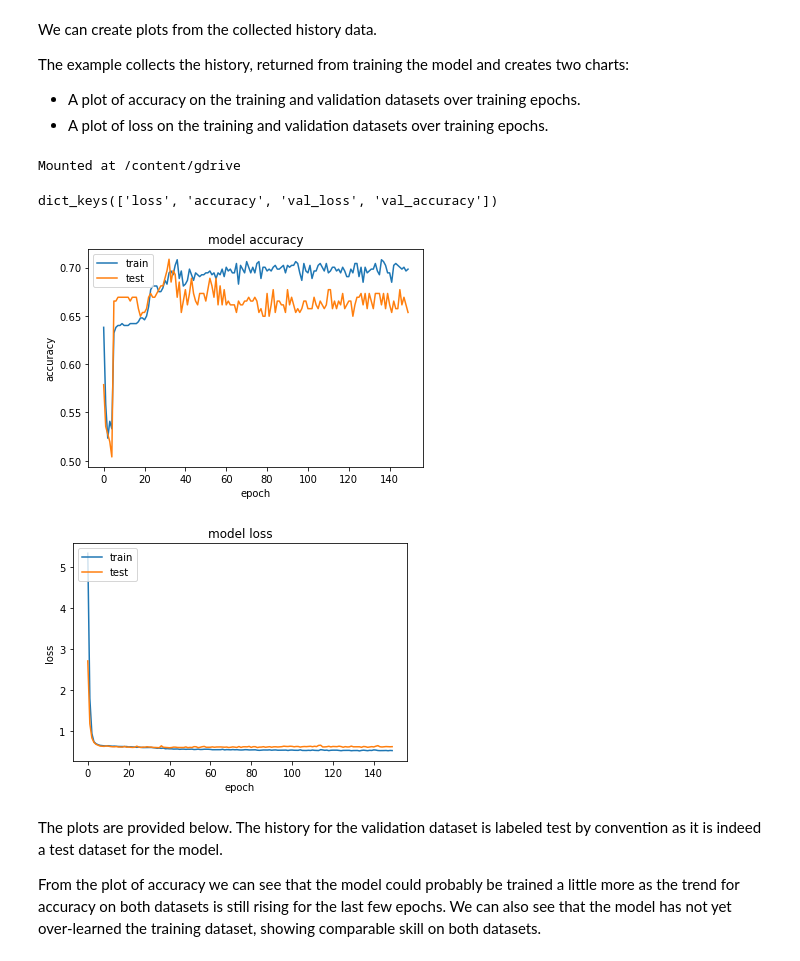
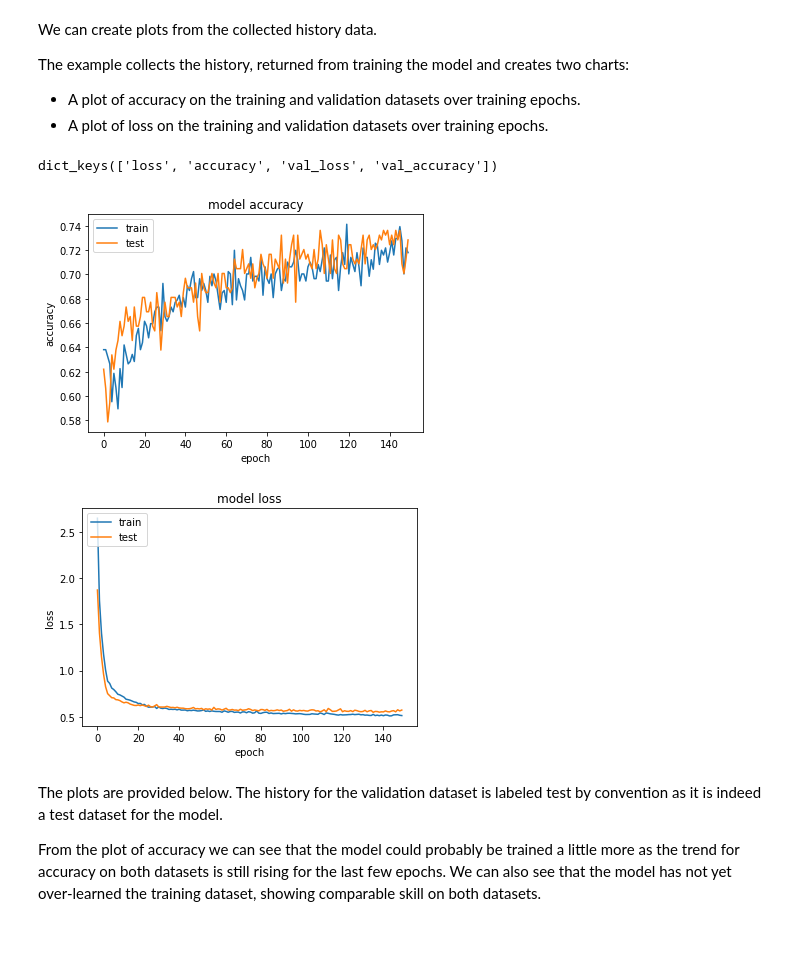
Before and after one commit to jgamel/learn_n_dev, a Jupyter notebook: Model_Visual_Keras.ipynb, the cells around one changed output. Drawn from its saved outputs; the diff is of its cells as text; code cells hidden in the pictures.

```diff
--- a/Model_Visual_Keras.ipynb
+++ b/Model_Visual_Keras.ipynb
@@ -47,12 +47,6 @@ The example collects the history, returned from training the model and creates t
 
 * A plot of accuracy on the training and validation datasets over training epochs.
 * A plot of loss on the training and validation datasets over training epochs.
-# %%
-# Mount Drive
-from google.colab import drive
-drive.mount('/content/gdrive', force_remount=True)
-# %% [output]
-Mounted at /content/gdrive
 # %%
 # Visualize training history
 from keras.models import Sequential
@@ -60,41 +54,41 @@ from keras.layers import Dense
 import matplotlib.pyplot as plt
 import numpy
 # load pima indians dataset
-dataset = numpy.loadtxt("/content/gdrive/My Drive/input_examples/pima-indians-diabetes.csv", delimiter=",")
+dataset = numpy.loadtxt("https://raw.githubusercontent.com/jgamel/learn_n_dev/input_data/pima-indians-diabetes.csv", delimiter=",")
 # split into input (X) and output (Y) variables
 X = dataset[:,0:8]
 Y = dataset[:,8]
 # create model
 model = Sequential()
 model.add(Dense(12, input_dim=8, activation='relu'))
 model.add(Dense(8, activation='relu'))
 model.add(Dense(1, activation='sigmoid'))
 # Compile model
 model.compile(loss='binary_crossentropy', optimizer='adam', metrics=['accuracy'])
 # Fit the model
 history = model.fit(X, Y, validation_split=0.33, epochs=150, batch_size=10, verbose=0)
 # list all data in history
 print(history.history.keys())
 # summarize history for accuracy
 plt.plot(history.history['accuracy'])
 plt.plot(history.history['val_accuracy'])
 plt.title('model accuracy')
 plt.ylabel('accuracy')
 plt.xlabel('epoch')
 plt.legend(['train', 'test'], loc='upper left')
 plt.show()
 # summarize history for loss
 plt.plot(history.history['loss'])
 plt.plot(history.history['val_loss'])
 plt.title('model loss')
 plt.ylabel('loss')
 plt.xlabel('epoch')
 plt.legend(['train', 'test'], loc='upper left')
 plt.show()
 # %% [output]
 dict_keys(['loss', 'accuracy', 'val_loss', 'val_accuracy'])
-[figure, old version]
+[figure, new version]
-[figure, old version]
+[figure, new version]
 # %% [markdown]
 The plots are provided below. The history for the validation dataset is labeled test by convention as it is indeed a test dataset for the model.
 
```
